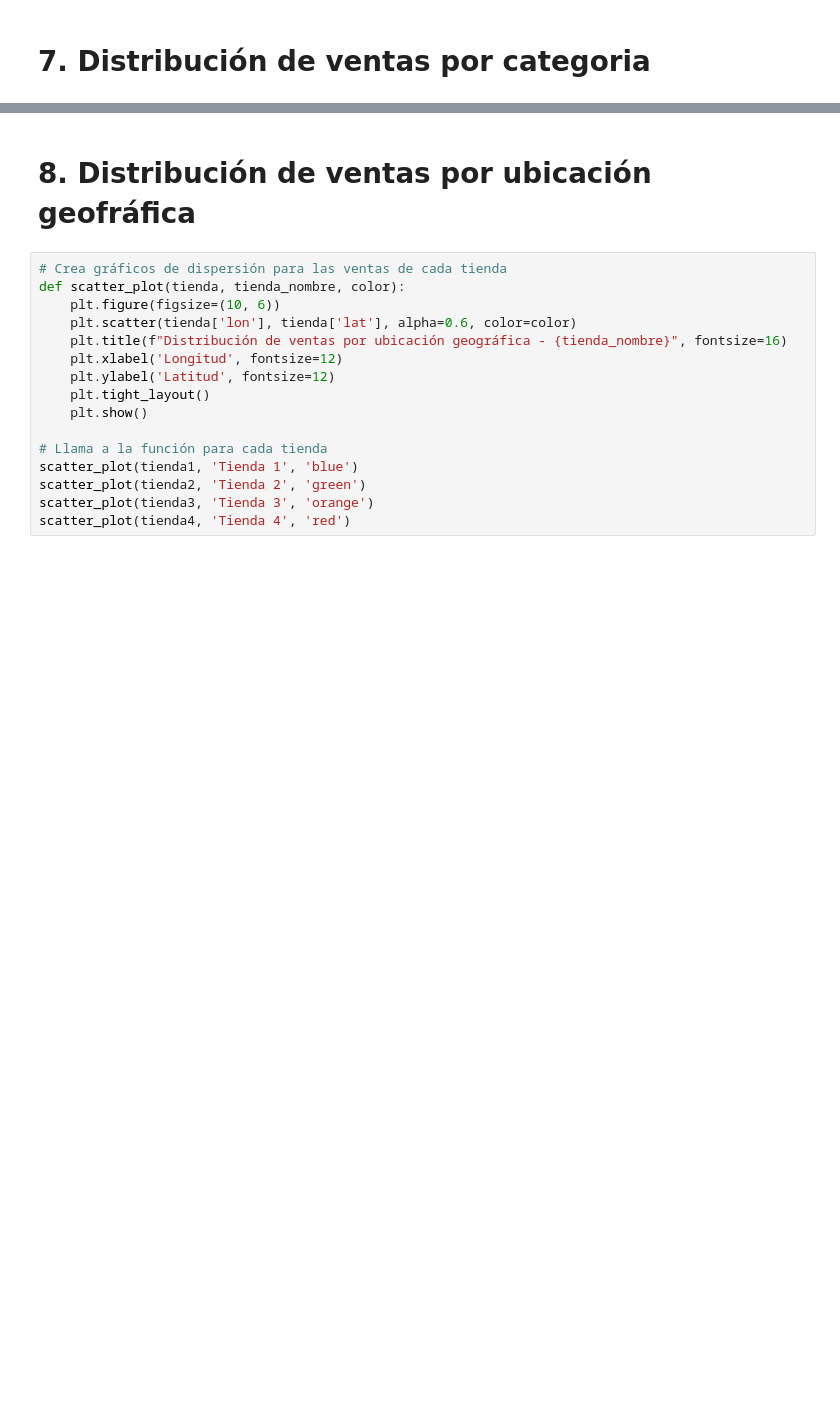
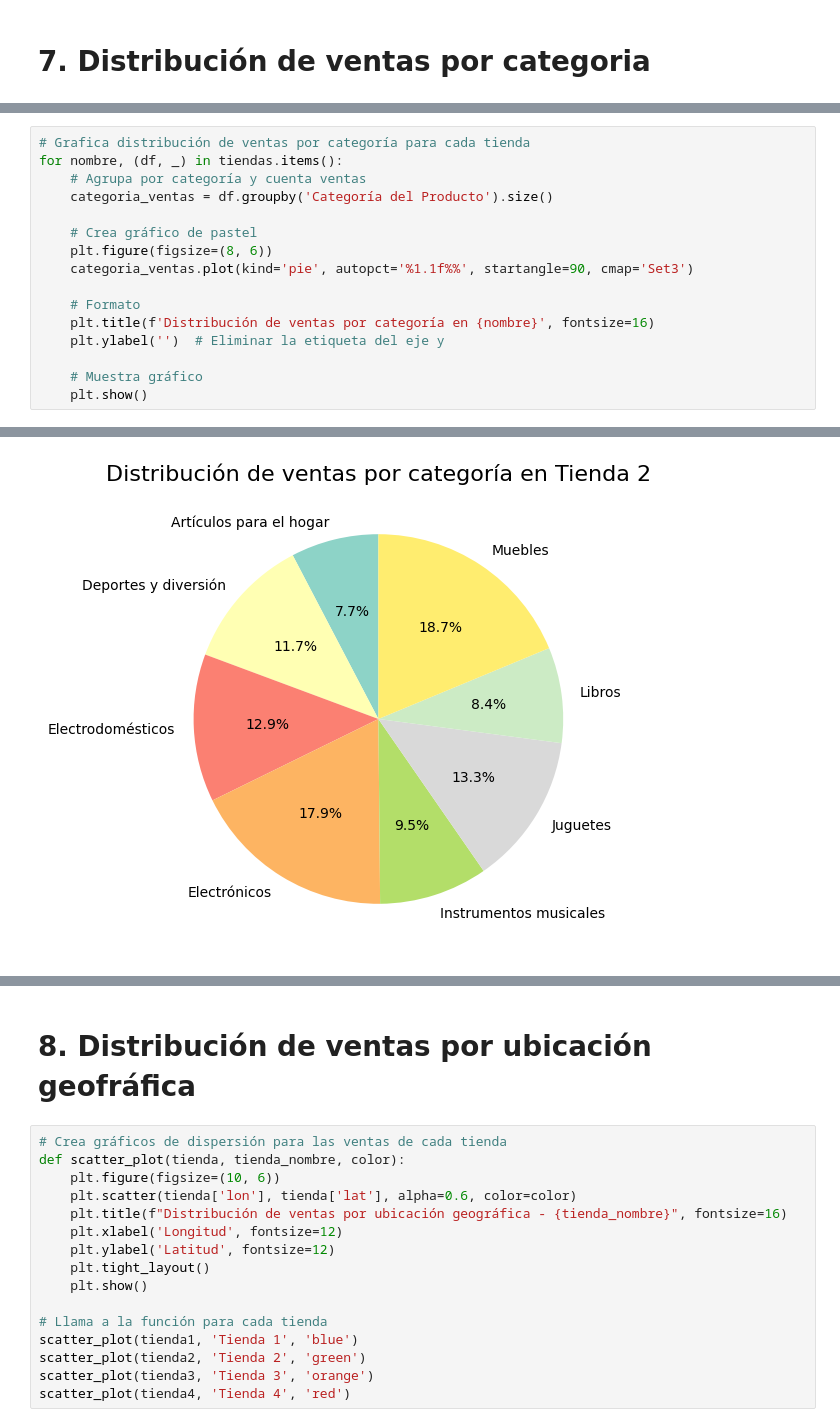
Before and after one commit to adsecv/cas, a Jupyter notebook: AluraStoreLatam.ipynb, the cells around one changed output, grey strips where cells are left out. Saved outputs shown, nothing was run; the diff lists cells and outputs as text; blank space fills up the shorter version.

```diff
--- a/AluraStoreLatam.ipynb
+++ b/AluraStoreLatam.ipynb
@@ -379,0 +228,17 @@ plt.show()
+# %%
+# Grafica distribución de ventas por categoría para cada tienda
+for nombre, (df, _) in tiendas.items():
+    # Agrupa por categoría y cuenta ventas
+    categoria_ventas = df.groupby('Categoría del Producto').size()
+
+    # Crea gráfico de pastel
+    plt.figure(figsize=(8, 6))
+    categoria_ventas.plot(kind='pie', autopct='%1.1f%%', startangle=90, cmap='Set3')
+
+    # Formato
+    plt.title(f'Distribución de ventas por categoría en {nombre}', fontsize=16)
+    plt.ylabel('')  # Eliminar la etiqueta del eje y
+
+    # Muestra gráfico
+    plt.show()
+# %% [output]
@@ -379,0 +246 @@ plt.show()
+[figure, added]
```
Also changed, not shown: parts of 22 cells of this notebook.
